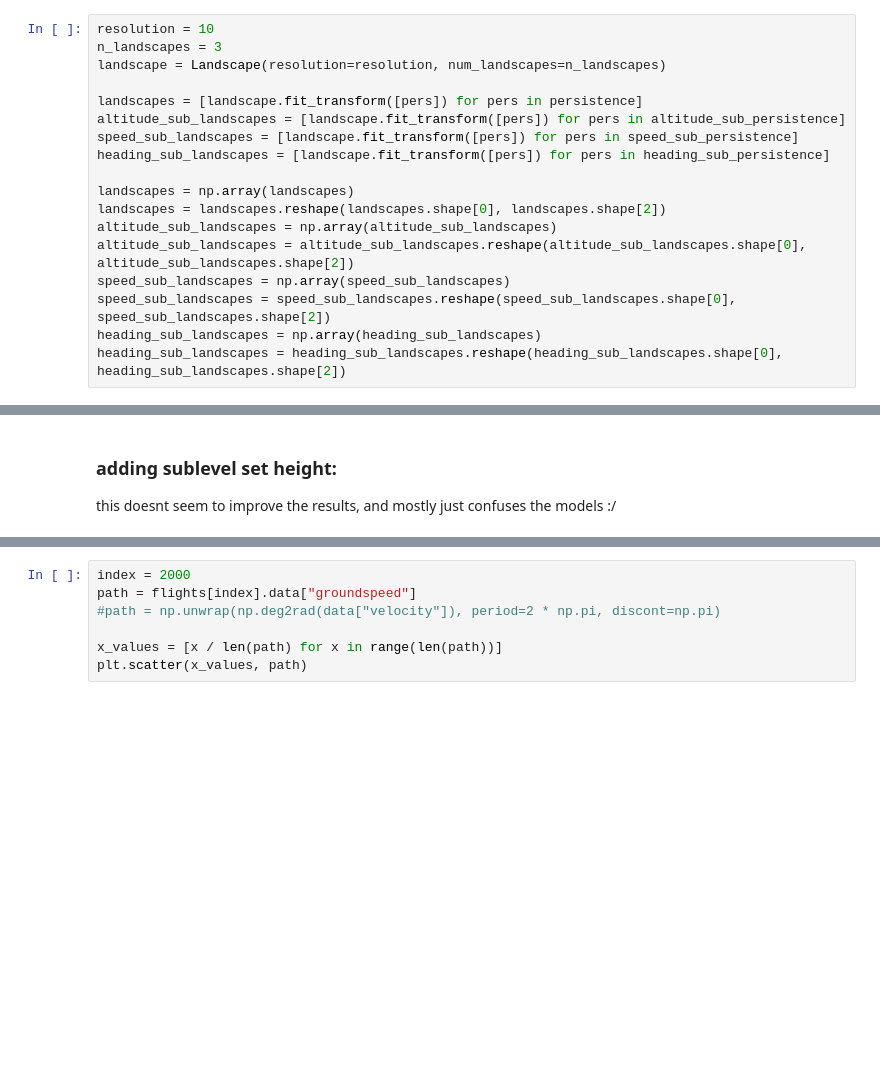
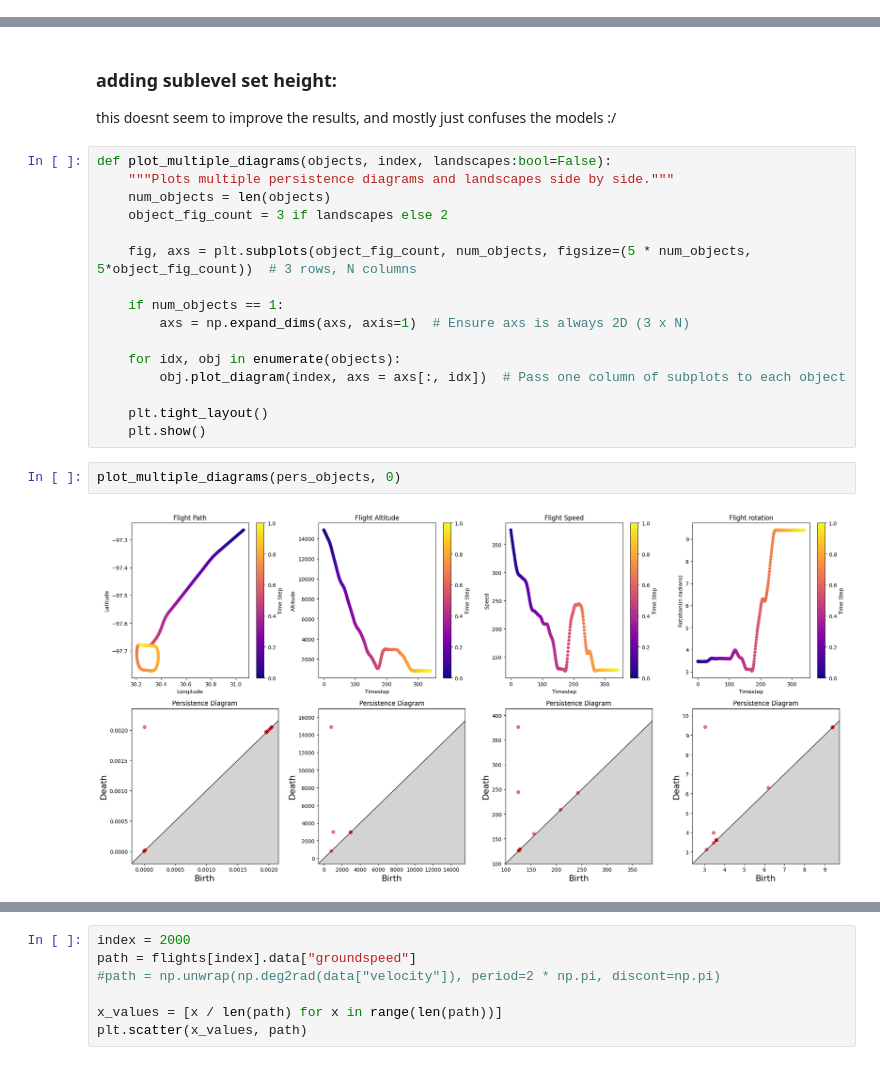
Before and after one commit to tobbensol/masters-thesis, a Jupyter notebook: cyclic dataset pediction.ipynb, the cells around one changed output, grey strips where cells are left out. Saved outputs shown, nothing was run; the diff lists cells and outputs as text; blank space fills up the shorter version.

```diff
--- a/cyclic dataset pediction.ipynb
+++ b/cyclic dataset pediction.ipynb
@@ -96,18 +94,0 @@ baseline = np.array(baseline)
-# %%
-resolution = 10
-n_landscapes = 3
-landscape = Landscape(resolution=resolution, num_landscapes=n_landscapes)
-
-landscapes = [landscape.fit_transform([pers]) for pers in persistence]
-altitude_sub_landscapes = [landscape.fit_transform([pers]) for pers in altitude_sub_persistence]
-speed_sub_landscapes = [landscape.fit_transform([pers]) for pers in speed_sub_persistence]
-heading_sub_landscapes = [landscape.fit_transform([pers]) for pers in heading_sub_persistence]
-
-landscapes = np.array(landscapes)
-landscapes = landscapes.reshape(landscapes.shape[0], landscapes.shape[2])
-altitude_sub_landscapes = np.array(altitude_sub_landscapes)
-altitude_sub_landscapes = altitude_sub_landscapes.reshape(altitude_sub_landscapes.shape[0], altitude_sub_landscapes.shape[2])
-speed_sub_landscapes = np.array(speed_sub_landscapes)
-speed_sub_landscapes = speed_sub_landscapes.reshape(speed_sub_landscapes.shape[0], speed_sub_landscapes.shape[2])
-heading_sub_landscapes = np.array(heading_sub_landscapes)
-heading_sub_landscapes = heading_sub_landscapes.reshape(heading_sub_landscapes.shape[0], heading_sub_landscapes.shape[2])
@@ -317,6 +253,26 @@ The GA detection algorithm sometimes fails to detect GAs either:
 # %% [markdown]
 ### adding sublevel set height:
 this doesnt seem to improve the results, and mostly just confuses the models :/
+# %%
+def plot_multiple_diagrams(objects, index, landscapes:bool=False):
+    """Plots multiple persistence diagrams and landscapes side by side."""
+    num_objects = len(objects)
+    object_fig_count = 3 if landscapes else 2
+
+    fig, axs = plt.subplots(object_fig_count, num_objects, figsize=(5 * num_objects, 5*object_fig_count))  # 3 rows, N columns
+
+    if num_objects == 1:
+        axs = np.expand_dims(axs, axis=1)  # Ensure axs is always 2D (3 x N)
+
+    for idx, obj in enumerate(objects):
+        obj.plot_diagram(index, axs = axs[:, idx])  # Pass one column of subplots to each object
+
+    plt.tight_layout()
+    plt.show()
+# %%
+plot_multiple_diagrams(pers_objects, 0)
+# %% [output]
+[figure, added]
 # %%
 false_negatives = np.where(np.logical_and(y_val == 1, prediction == 0))[0]
 false_positives = np.where(np.logical_and(y_val == 0, prediction == 1))[0]
```
Also changed, not shown: parts of 12 cells of this notebook, 1 other file.
